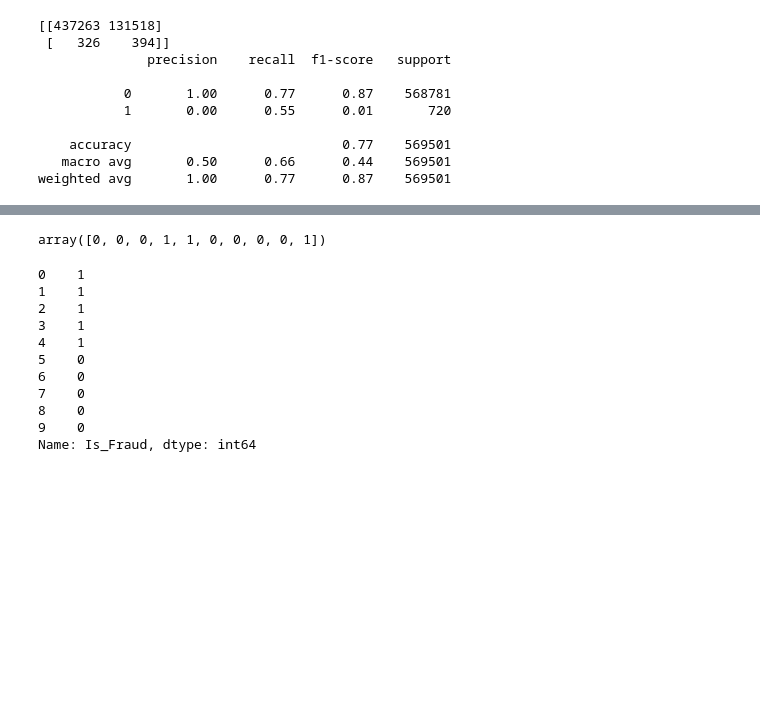
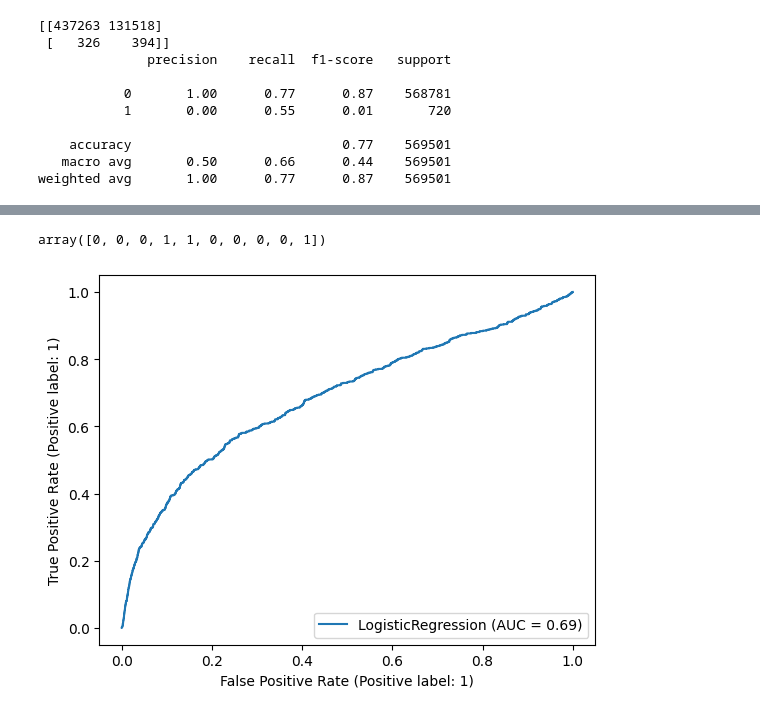
Before and after one commit to CoolHero83/Prediccion-Transacciones-Fraudulentas, a Jupyter notebook: RegresionLogistica.ipynb, the cells around one changed output, grey strips where cells are left out. Saved outputs shown, nothing was run; the diff lists cells and outputs as text; code cells hidden in the pictures; blank space fills up the shorter version.

Commit message:
Modelo de predicción  usando Regresión Logística

```diff
--- a/RegresionLogistica.ipynb
+++ b/RegresionLogistica.ipynb
@@ -83,18 +83,15 @@ Prediccion = logreg.predict(M)
-# %%
-Prediccion
-# %% [output]
-array([0, 0, 0, 1, 1, 0, 0, 0, 0, 1])
-# %%
-N
-# %% [output]
-0    1
-1    1
-2    1
-3    1
-4    1
-5    0
-6    0
-7    0
-8    0
-9    0
-Name: Is_Fraud, dtype: int64
+# %%
+#El conjunto de datos para prueba tiene 10 transacciones, 5 fraudulentas y 5 que no lo son, DatosPrueba =[1,1,1,1,1,0,0,0,0,,0]
+Prediccion
+# %% [output]
+array([0, 0, 0, 1, 1, 0, 0, 0, 0, 1])
+# %%
+# graficamente como clasisfica el modelo
+
+import matplotlib.pyplot as plt
+from sklearn.metrics import RocCurveDisplay
+
+RocCurveDisplay.from_estimator(logreg, X_test, y_test)
+plt.show()
+# %% [output]
+[figure, added]
```
Also changed, not shown: parts of 5 cells of this notebook.
